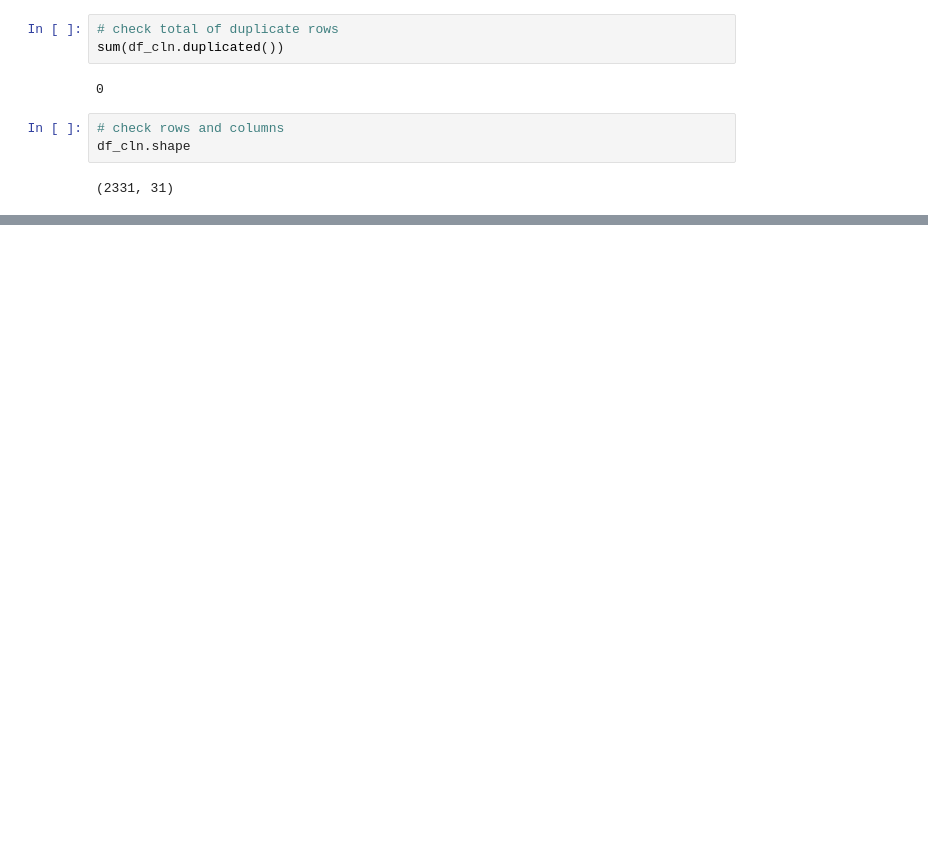
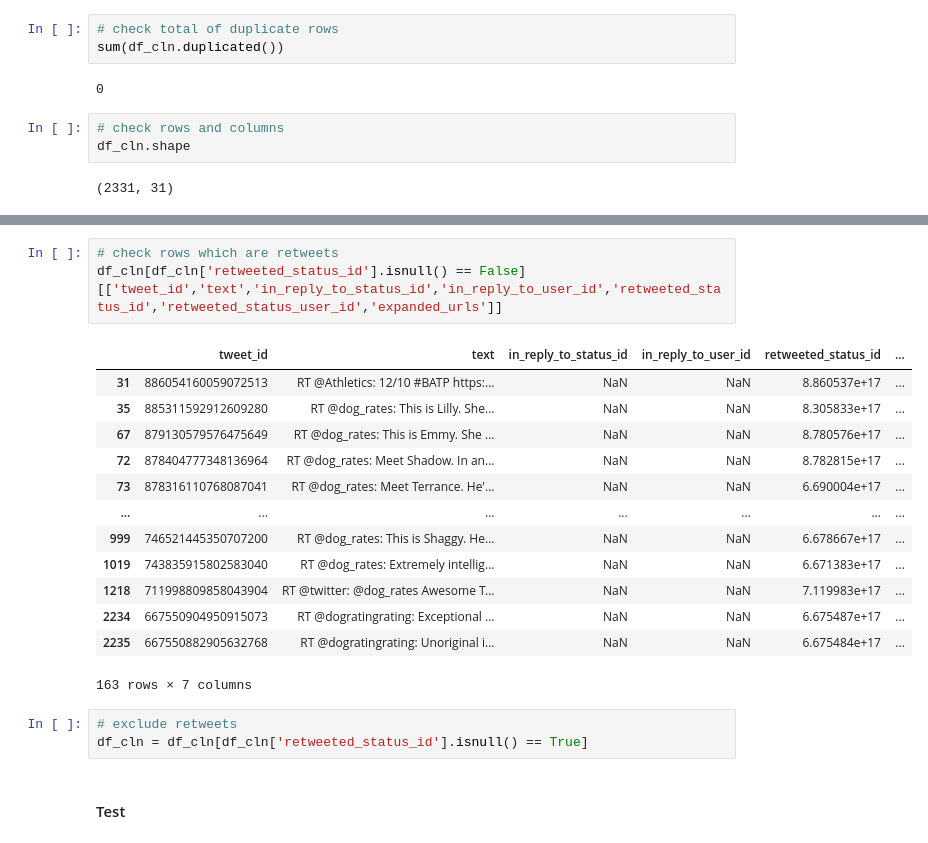
Before and after one commit to primalusiana/twitter-data-wrangling, a Jupyter notebook: wrangle_act.ipynb, the cells around one changed output, grey strips where cells are left out. Cells and saved outputs as stored; diff of their text form; blank space fills up the shorter version.

```diff
--- a/wrangle_act.ipynb
+++ b/wrangle_act.ipynb
@@ -545,0 +587,22 @@ df_cln.shape
+# %%
+# check rows which are retweets
+df_cln[df_cln['retweeted_status_id'].isnull() == False][['tweet_id','text','in_reply_to_status_id','in_reply_to_user_id','retweeted_status_id','retweeted_status_user_id','expanded_urls']]
+# %% [output]
+|  | tweet_id | text | in_reply_to_status_id | in_reply_to_user_id | retweeted_status_id | ... |
+| 31 | 886054160059072513 | RT @Athletics: 12/10 #BATP https:... | NaN | NaN | 8.860537e+17 | ... |
+| 35 | 885311592912609280 | RT @dog_rates: This is Lilly. She... | NaN | NaN | 8.305833e+17 | ... |
+| 67 | 879130579576475649 | RT @dog_rates: This is Emmy. She ... | NaN | NaN | 8.780576e+17 | ... |
+| 72 | 878404777348136964 | RT @dog_rates: Meet Shadow. In an... | NaN | NaN | 8.782815e+17 | ... |
+| 73 | 878316110768087041 | RT @dog_rates: Meet Terrance. He'... | NaN | NaN | 6.690004e+17 | ... |
+| ... | ... | ... | ... | ... | ... | ... |
+| 999 | 746521445350707200 | RT @dog_rates: This is Shaggy. He... | NaN | NaN | 6.678667e+17 | ... |
+| 1019 | 743835915802583040 | RT @dog_rates: Extremely intellig... | NaN | NaN | 6.671383e+17 | ... |
+| 1218 | 711998809858043904 | RT @twitter: @dog_rates Awesome T... | NaN | NaN | 7.119983e+17 | ... |
+| 2234 | 667550904950915073 | RT @dogratingrating: Exceptional ... | NaN | NaN | 6.675487e+17 | ... |
+| 2235 | 667550882905632768 | RT @dogratingrating: Unoriginal i... | NaN | NaN | 6.675484e+17 | ... |
+163 rows × 7 columns
+# %%
+# exclude retweets
+df_cln = df_cln[df_cln['retweeted_status_id'].isnull() == True]
+# %% [markdown]
+#### Test
```
Also changed, not shown: parts of 57 cells of this notebook, 1 other file.
